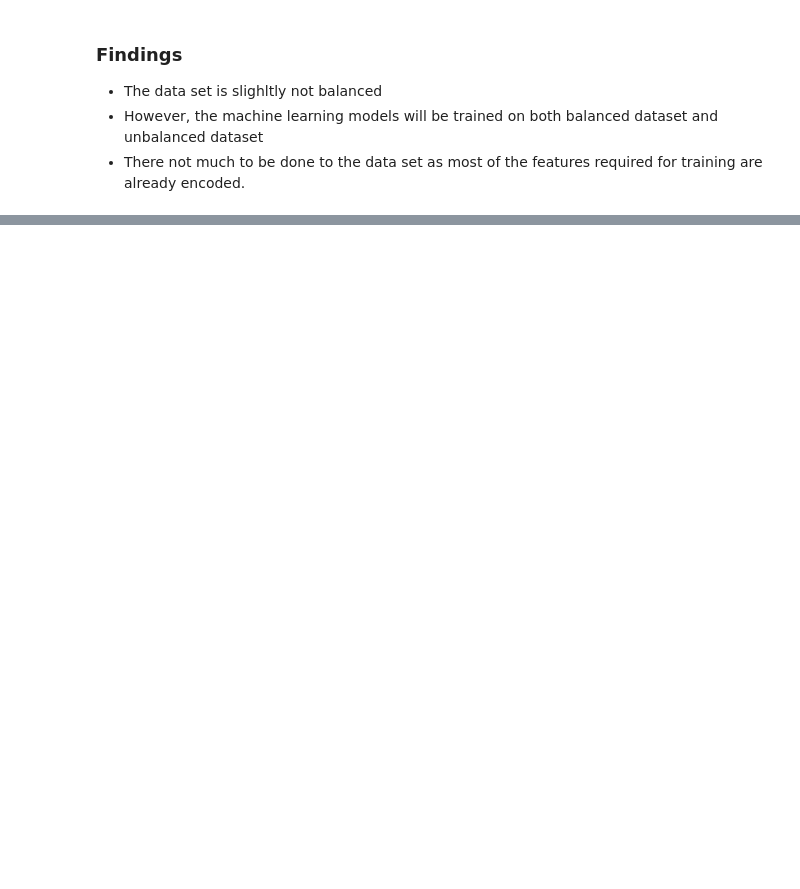
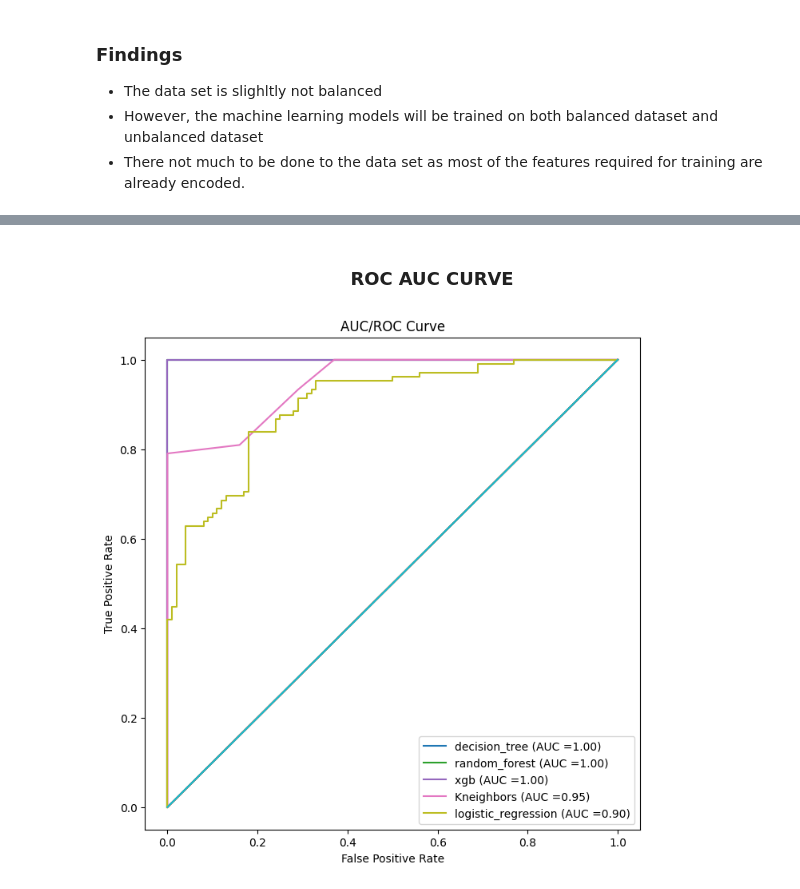
Before and after one commit to Felo10coder/Heart-Disease-Analysis, a Jupyter notebook: heartdiseasenotebook.ipynb, the cells around one changed output, grey strips where cells are left out. Saved outputs shown, nothing was run; the diff lists cells and outputs as text; code cells hidden in the pictures; blank space fills up the shorter version.

```diff
--- a/heartdiseasenotebook.ipynb
+++ b/heartdiseasenotebook.ipynb
@@ -293,0 +452,30 @@ df['target'].value_counts().plot.pie(startangle=90,explode=(0.01,0.05),autopct='
+# %% [markdown]
+### <CENTER>**ROC AUC CURVE**</CENTER>
+# %%
+fig, ax = plt.subplots(figsize = (8,8))
+
+
+
+all_roc_data = {}
+
+for model_name, pipeline in all_balanced_pipeline.items():
+    y_score = pipeline.predict_proba(X_test)[:, 1]
+    fpr, tpr, thresholds = roc_curve(y_test, y_score)
+
+    roc_auc = auc(fpr, tpr)
+
+    roc_data_df = pd.DataFrame({'False Positive rate': fpr, 'True Positive Rate': tpr, 'Thresholds': thresholds})
+
+    all_roc_data[model_name] = roc_data_df
+
+    ax.plot(fpr, tpr, label= f'{model_name} (AUC ={roc_auc:.2f})')
+
+    ax.plot([0,1], [0,1])
+    ax.set_ylabel('True Positive Rate')
+    ax.set_xlabel('False Positive Rate')
+ax.set_title(f'AUC/ROC Curve')
+
+plt.legend()
+plt.show()
+# %% [output]
+[figure, added]
```
Also changed, not shown: parts of 20 cells of this notebook, 5 other files.
